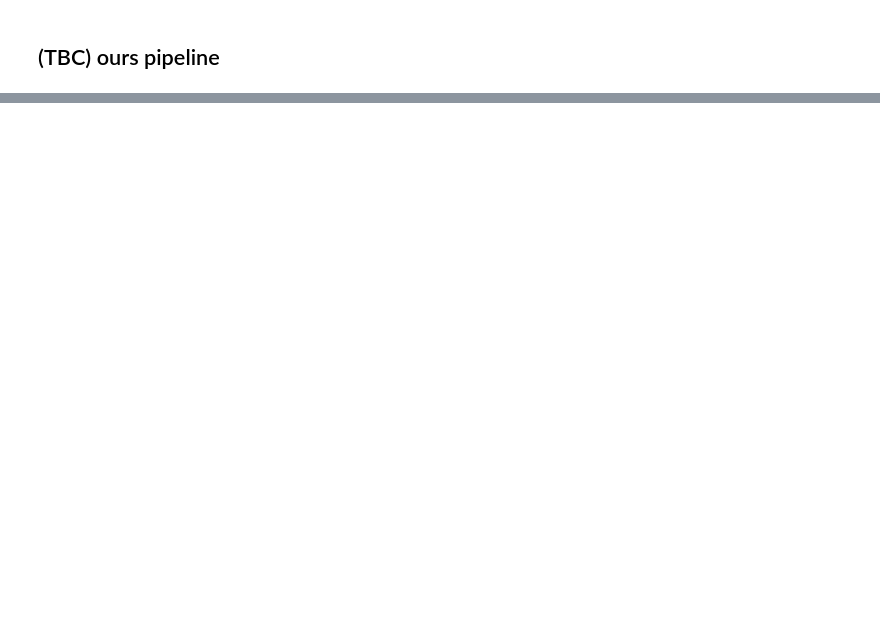
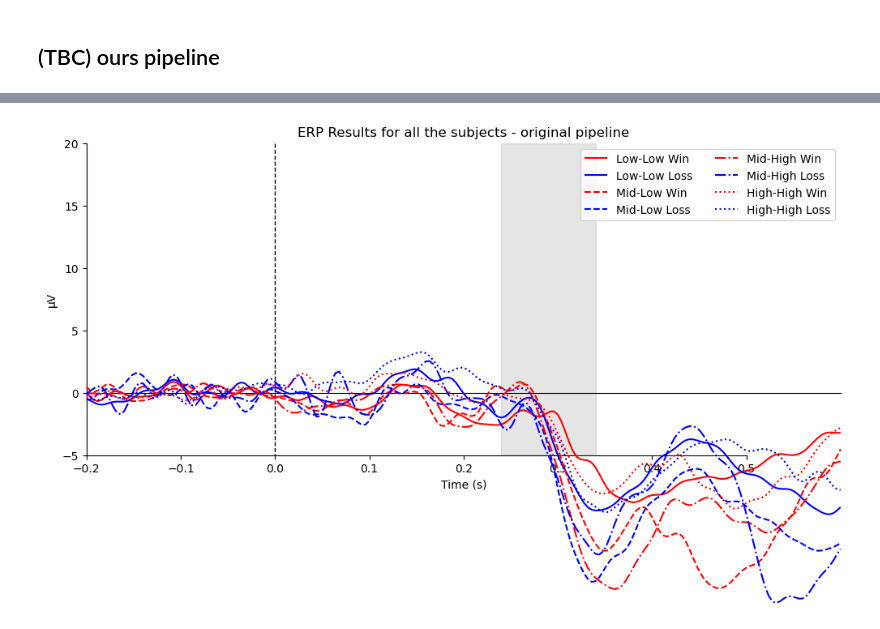
Before and after one commit to xuyg16/EEG_Reward-Processing_ERP, a Jupyter notebook: scripts/multi_subject_processing.ipynb, the cells around one changed output, grey strips where cells are left out. Saved outputs shown, nothing was run; the diff lists cells and outputs as text; code cells hidden in the pictures; blank space fills up the shorter version.

```diff
--- a/scripts/multi_subject_processing.ipynb
+++ b/scripts/multi_subject_processing.ipynb
@@ -200,16 +328,5 @@ mean_window = [0.240, 0.340]
 # %%
-# Define styles for the plot
-colors = {
-    'Low-Low Win': 'red', 'Low-Low Loss': 'blue',
-    'Mid-Low Win': 'red', 'Mid-Low Loss': 'blue',
-    'Mid-High Win': 'red', 'Mid-High Loss': 'blue',
-    'High-High Win': 'red', 'High-High Loss': 'blue'
-}
-linestyles = {
-    'Low-Low Win': '-', 'Low-Low Loss': '-',
-    'Mid-Low Win': '--', 'Mid-Low Loss': '--',
-    'Mid-High Win': '-.', 'Mid-High Loss': '-.',
-    'High-High Win': ':', 'High-High Loss': ':'
-}
-plot_erp(grand_averages, channel, mean_window, colors=colors, linestyles=linestyles, title=f"ERP Results")
+plot_erp(all_evokeds, ylim=[-5, 20], diff=False, title=f"ERP Results for all the subjects - {ACTIVE_PIPELINE} pipeline");
+# %% [output]
+[figure, added]
 # %%
```
Also changed, not shown: parts of 18 cells of this notebook.
